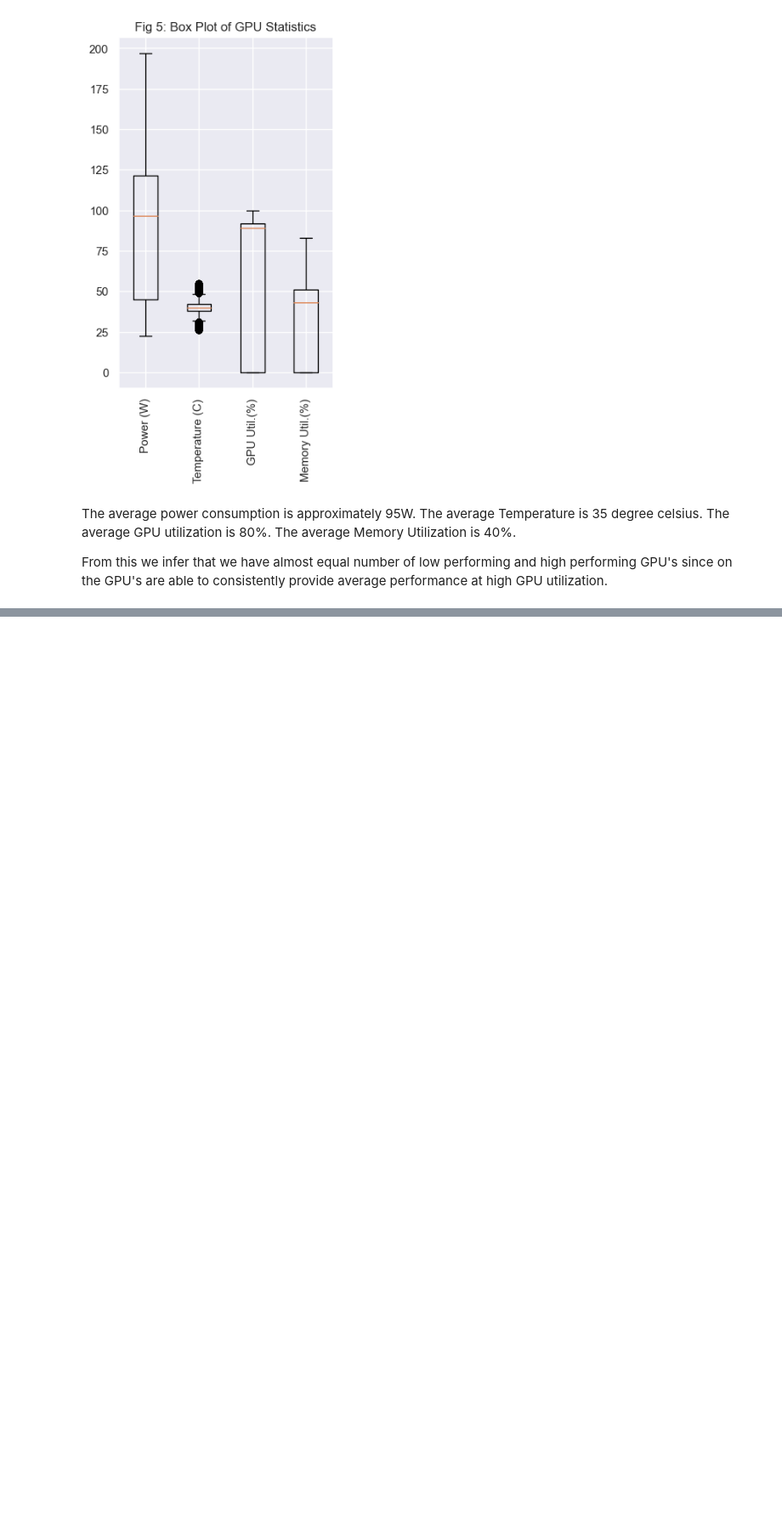
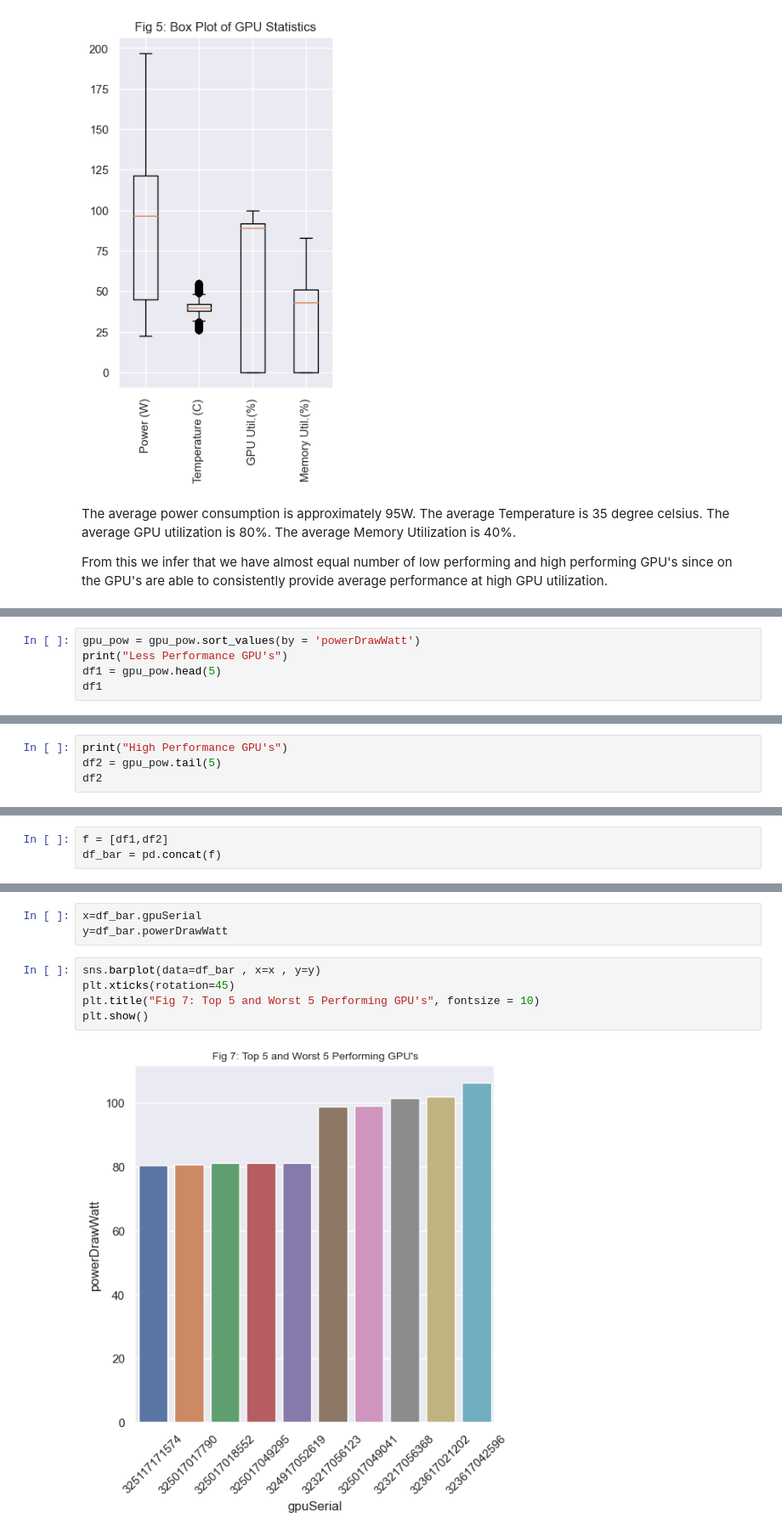
Before and after one commit to mustang-raven999/terapixel, a Jupyter notebook: terapixel.ipynb, the cells around one changed output, grey strips where cells are left out. Shown at 85% size. Drawn from its saved outputs; the diff is of its cells as text; blank space fills up the shorter version.

Commit message:
GPU Performance

```diff
--- a/terapixel.ipynb
+++ b/terapixel.ipynb
@@ -245,0 +262,5 @@ From this we infer that we have almost equal number of low performing and high p
+# %%
+gpu_pow = gpu_pow.sort_values(by = 'powerDrawWatt')
+print("Less Performance GPU's")
+df1 = gpu_pow.head(5)
+df1
@@ -245,0 +275,4 @@ From this we infer that we have almost equal number of low performing and high p
+# %%
+print("High Performance GPU's")
+df2 = gpu_pow.tail(5)
+df2
@@ -245,0 +287,3 @@ From this we infer that we have almost equal number of low performing and high p
+# %%
+f = [df1,df2]
+df_bar = pd.concat(f)
@@ -245,0 +304,10 @@ From this we infer that we have almost equal number of low performing and high p
+# %%
+x=df_bar.gpuSerial
+y=df_bar.powerDrawWatt
+# %%
+sns.barplot(data=df_bar , x=x , y=y)
+plt.xticks(rotation=45)
+plt.title("Fig 7: Top 5 and Worst 5 Performing GPU's", fontsize = 10)
+plt.show()
+# %% [output]
+[figure, added]
```
Also changed, not shown: parts of 7 cells of this notebook.
